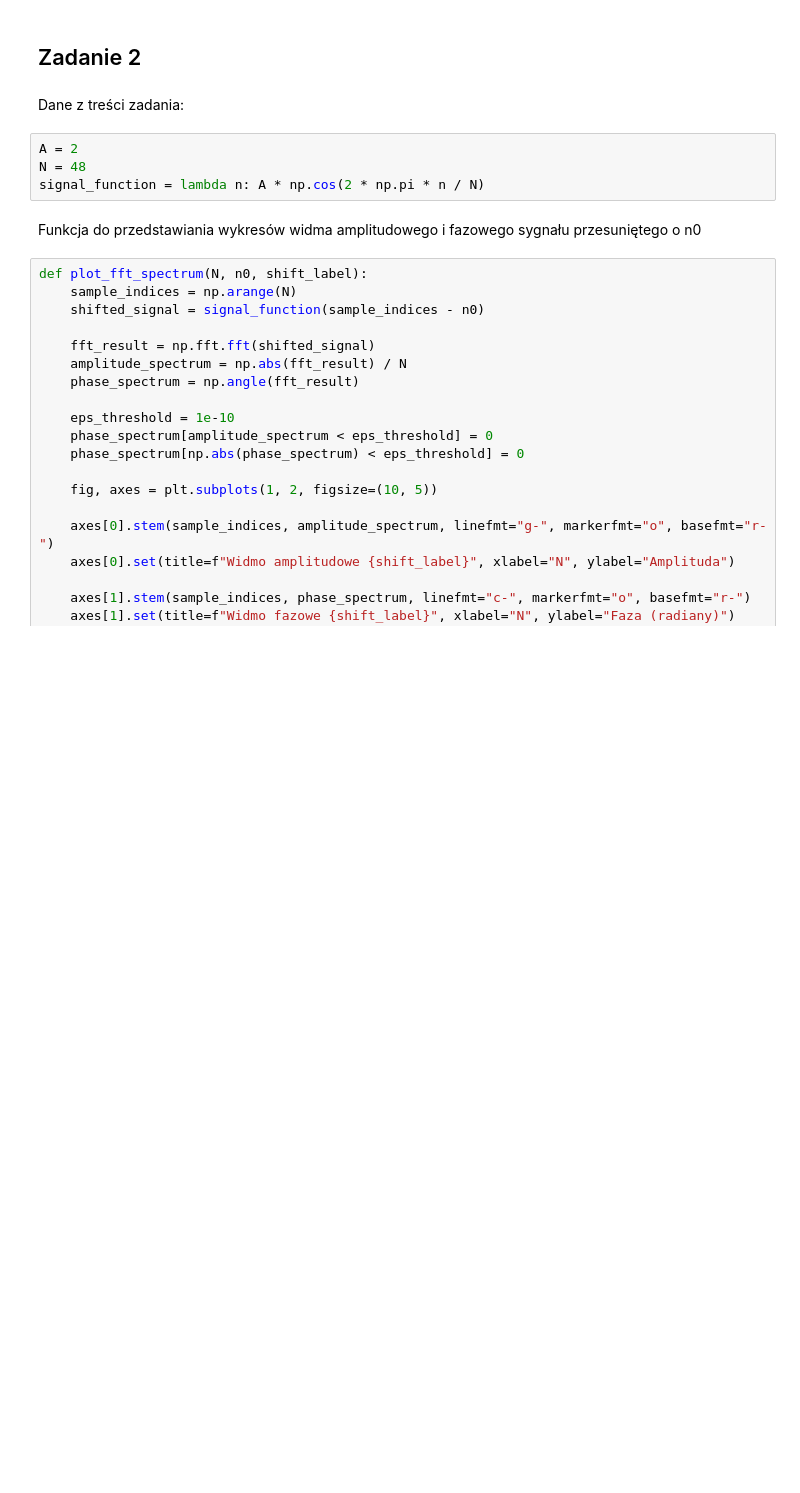
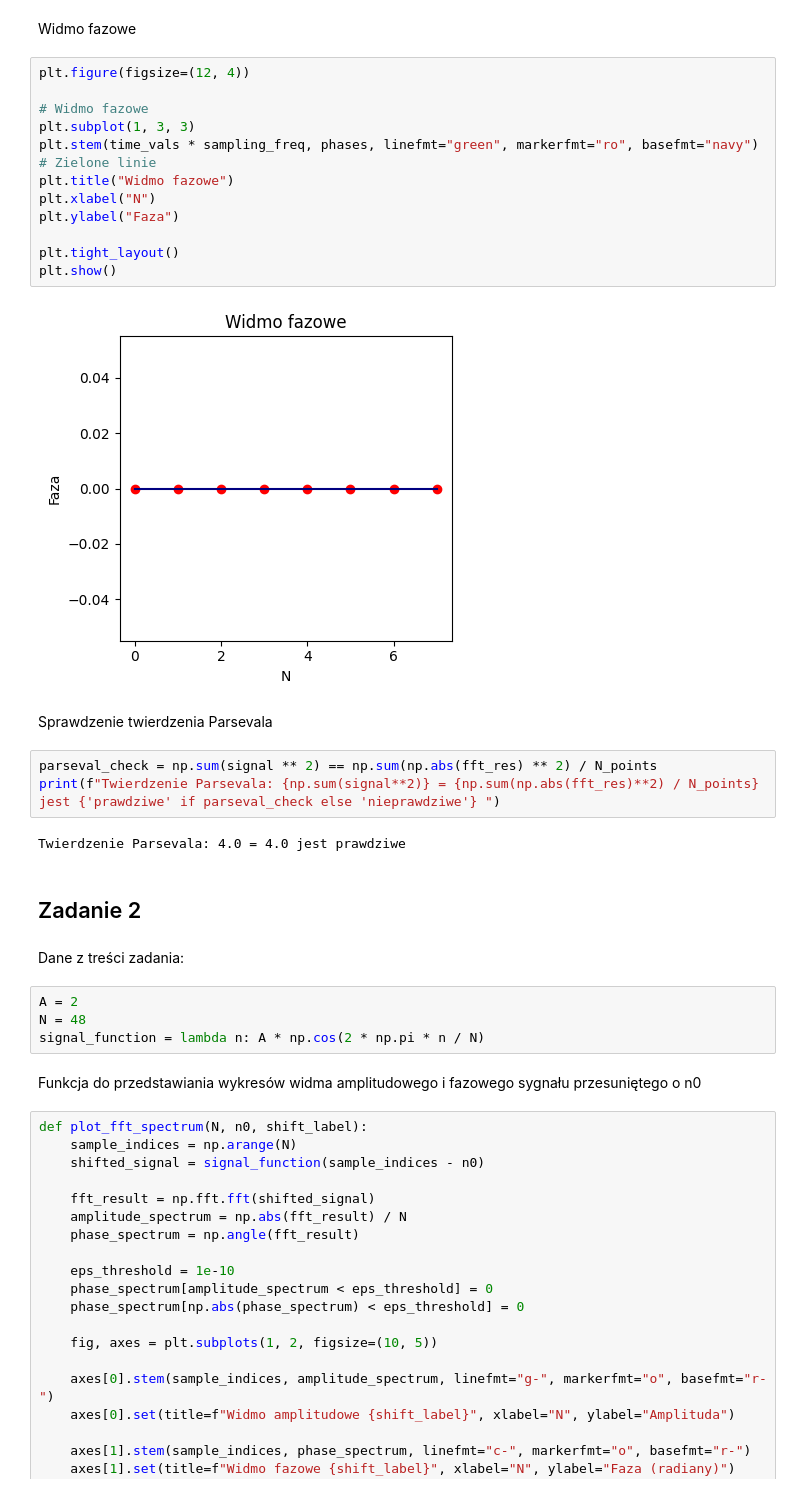
Before and after one commit to ksiemionek/WMM_lab, a Jupyter notebook: lab1/104_Siemionek_Zieziula.ipynb, the cells around one changed output. Saved outputs shown, nothing was run; the diff lists cells and outputs as text; blank space fills up the shorter version.

```diff
--- a/lab1/104_Siemionek_Zieziula.ipynb
+++ b/lab1/104_Siemionek_Zieziula.ipynb
@@ -16,3 +71,26 @@ Dane z treści zadania:
+# %% [markdown]
+Widmo fazowe
+# %%
+plt.figure(figsize=(12, 4))
+
+# Widmo fazowe
+plt.subplot(1, 3, 3)
+plt.stem(time_vals * sampling_freq, phases, linefmt="green", markerfmt="ro", basefmt="navy")  # Zielone linie
+plt.title("Widmo fazowe")
+plt.xlabel("N")
+plt.ylabel("Faza")
+
+plt.tight_layout()
+plt.show()
+# %% [output]
+[figure, added]
+# %% [markdown]
+Sprawdzenie twierdzenia Parsevala
+# %%
+parseval_check = np.sum(signal ** 2) == np.sum(np.abs(fft_res) ** 2) / N_points
+print(f"Twierdzenie Parsevala: {np.sum(signal**2)} = {np.sum(np.abs(fft_res)**2) / N_points} jest {'prawdziwe' if parseval_check else 'nieprawdziwe'} ")
+# %% [output]
+Twierdzenie Parsevala: 4.0 = 4.0 jest prawdziwe
 # %% [markdown]
 ## Zadanie 2
 # %% [markdown]
```
Also changed, not shown: parts of 10 cells of this notebook.
